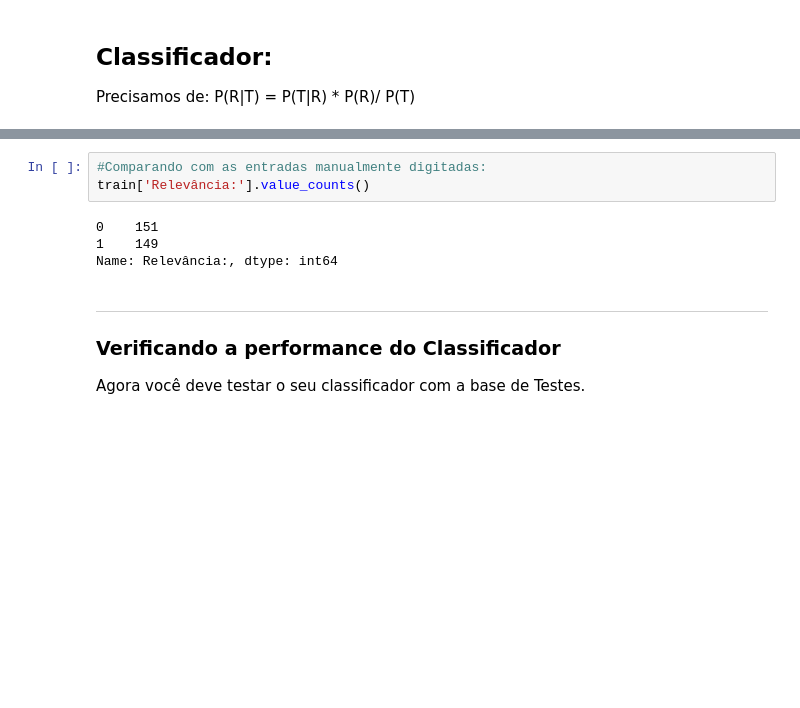
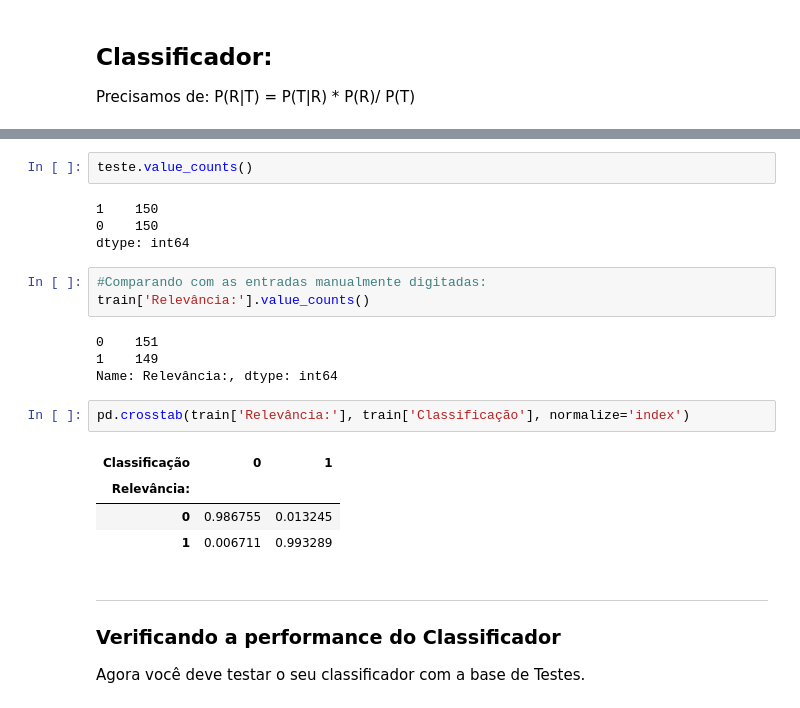
Before and after one commit to arthurchieppe/P1-Ciencia-dos-Dados, a Jupyter notebook: Projeto1_Classificador_layout.ipynb, the cells around one changed output, grey strips where cells are left out. Cells and saved outputs as stored; diff of their text form; blank space fills up the shorter version.

```diff
--- a/Projeto1_Classificador_layout.ipynb
+++ b/Projeto1_Classificador_layout.ipynb
@@ -164,3 +181,9 @@ dtype: int64
+# %%
+teste.value_counts()
+# %% [output]
+1    150
+0    150
+dtype: int64
 # %%
 #Comparando com as entradas manualmente digitadas:
 train['Relevância:'].value_counts()
@@ -168,6 +191,13 @@ train['Relevância:'].value_counts()
 0    151
 1    149
 Name: Relevância:, dtype: int64
+# %%
+pd.crosstab(train['Relevância:'], train['Classificação'], normalize='index')
+# %% [output]
+| Classificação | 0 | 1 |
+| Relevância: |  |  |
+| 0 | 0.986755 | 0.013245 |
+| 1 | 0.006711 | 0.993289 |
 # %% [markdown]
 ___
 ### Verificando a performance do Classificador
```
Also changed, not shown: parts of 9 cells of this notebook, 1 other file.
